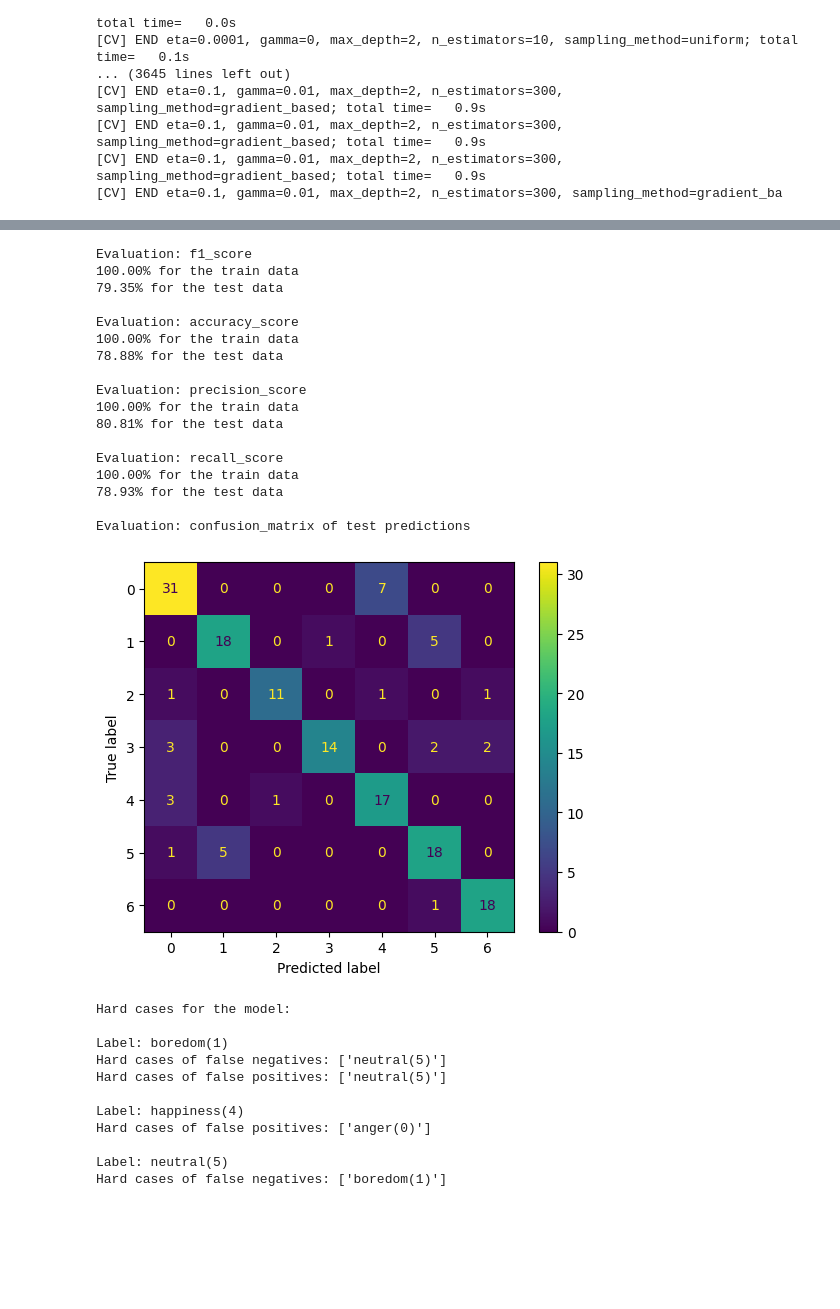
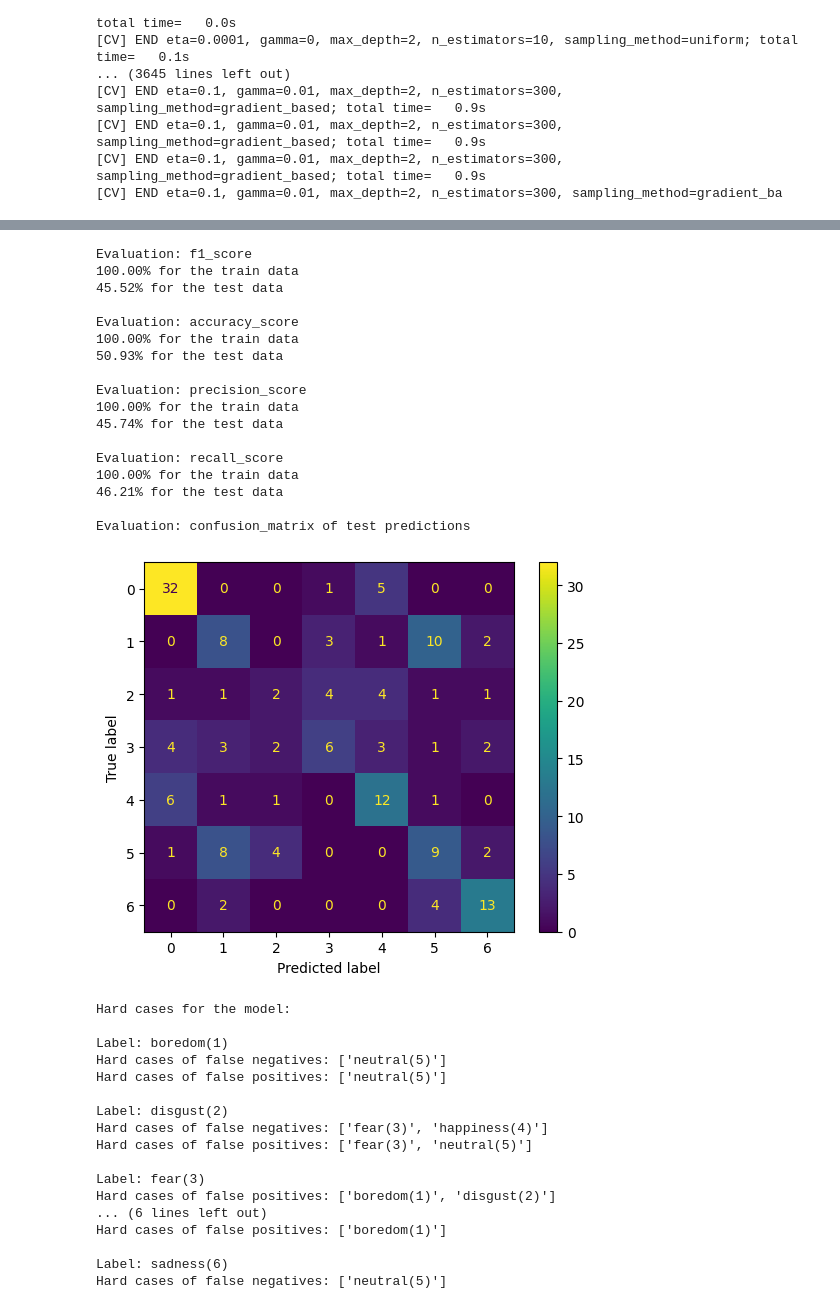
Before and after one commit to kimlindner/automatic_speech_emotion_recognition, a Jupyter notebook: notebooks/HyperparameterOptimization_XGB.ipynb, the cells around one changed output, grey strips where cells are left out. Saved outputs shown, nothing was run; the diff lists cells and outputs as text; code cells hidden in the pictures; blank space fills up the shorter version.

```diff
--- a/notebooks/HyperparameterOptimization_XGB.ipynb
+++ b/notebooks/HyperparameterOptimization_XGB.ipynb
@@ -25,3 +19,9 @@ X_train, X_test, y_train, y_test = load_train_test_data(df_most_important97, ver
+# %%
+# load the data with all numerical features for best XGB model
+df_all_stats = pd.read_pickle('../results/df_prep_numerical_only_all_stats.pkl')
+
+# load train/test data
+X_train, X_test, y_train, y_test = load_train_test_data(df_all_stats, verbose=False, test_size=0.3)
 # %% [markdown]
 # XGB
 # %%
@@ -82,5 +85,5 @@ Hard cases for the model:
 Label: happiness(4)
 Hard cases of false positives: ['anger(0)']
 # %%
-feature_imp_xgb = feature_importance(xgb_best_model, X_test, y_test, top=10)
+feature_imp_xgb_10 = feature_importance(xgb_best_model, X_test, y_test, top=10)
 # %% [output]
@@ -98,45 +95,51 @@ feature_imp_xgb = feature_importance(xgb_best_model, X_test, y_test, top=50)
 # %%
-# run best model with most important x features only
-feature_imp_xgb = list(feature_imp_xgb)
-feature_imp_xgb.append('label')
+# run best model with most important 10 features only
+feature_imp_xgb_10 = list(feature_imp_xgb_10)
+feature_imp_xgb_10.append('label')
 
-df_topx_xgb = df_most_important97[feature_imp_xgb].copy()
+df_topx_xgb = df_all_stats[feature_imp_xgb_10].copy()
 
 # load train/test data
 X_train, X_test, y_train, y_test = load_train_test_data(df_topx_xgb, verbose=False, test_size=0.3)
 
 # run and evaluate the model
 xgb_best_model = load_model('XGBClassifier', 'f1_macro', name_spec='final')
 xgb_topx = XGBClassifier().set_params(**xgb_best_model.get_params())
 xgb_topx.fit(X_train, y_train)
 model_eval(xgb_topx, X_train, X_test, y_train, y_test, confusion=True)
 # %% [output]
 Evaluation: f1_score
 100.00% for the train data
-79.35% for the test data
+45.52% for the test data
 
 Evaluation: accuracy_score
 100.00% for the train data
-78.88% for the test data
+50.93% for the test data
 
 Evaluation: precision_score
 100.00% for the train data
-80.81% for the test data
+45.74% for the test data
 
 Evaluation: recall_score
 100.00% for the train data
-78.93% for the test data
+46.21% for the test data
 
 Evaluation: confusion_matrix of test predictions
-[figure, old version]
+[figure, new version]
 Hard cases for the model:
 
 Label: boredom(1)
 Hard cases of false negatives: ['neutral(5)']
 Hard cases of false positives: ['neutral(5)']
 
-Label: happiness(4)
-Hard cases of false positives: ['anger(0)']
+Label: disgust(2)
+Hard cases of false negatives: ['fear(3)', 'happiness(4)']
+Hard cases of false positives: ['fear(3)', 'neutral(5)']
 
-Label: neutral(5)
-Hard cases of false negatives: ['boredom(1)']
+Label: fear(3)
+Hard cases of false positives: ['boredom(1)', 'disgust(2)']
+... (6 lines left out)
+Hard cases of false positives: ['boredom(1)']
+
+Label: sadness(6)
+Hard cases of false negatives: ['neutral(5)']
```
Also changed, not shown: parts of 5 cells of this notebook, 5 other files.
